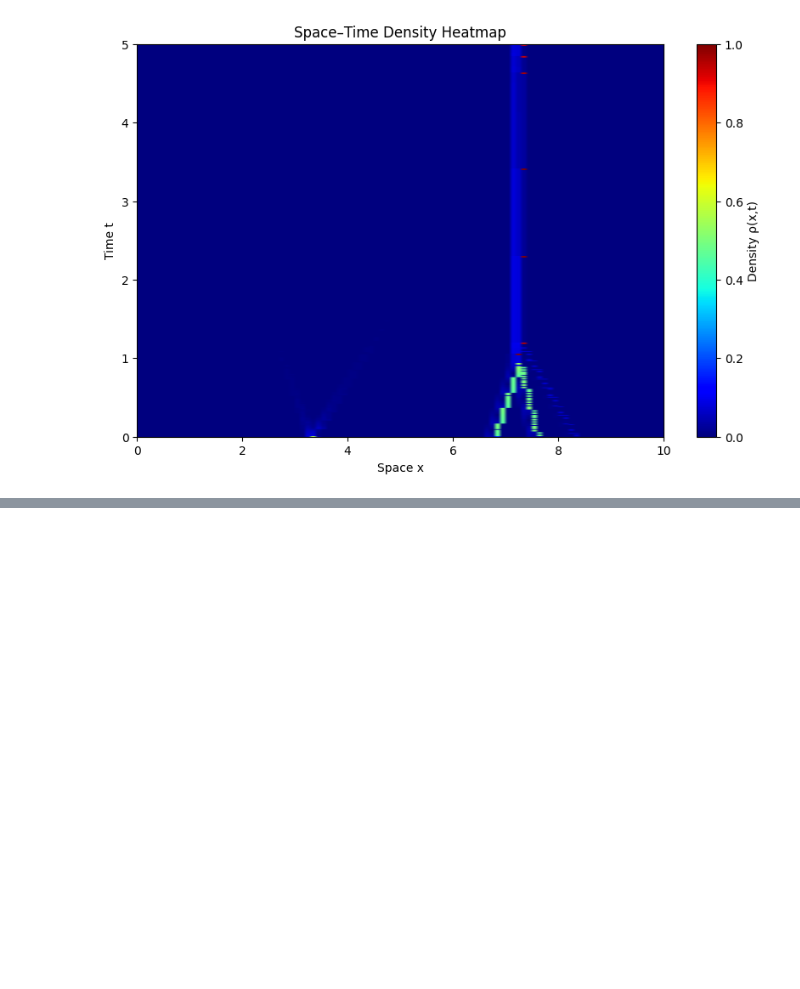
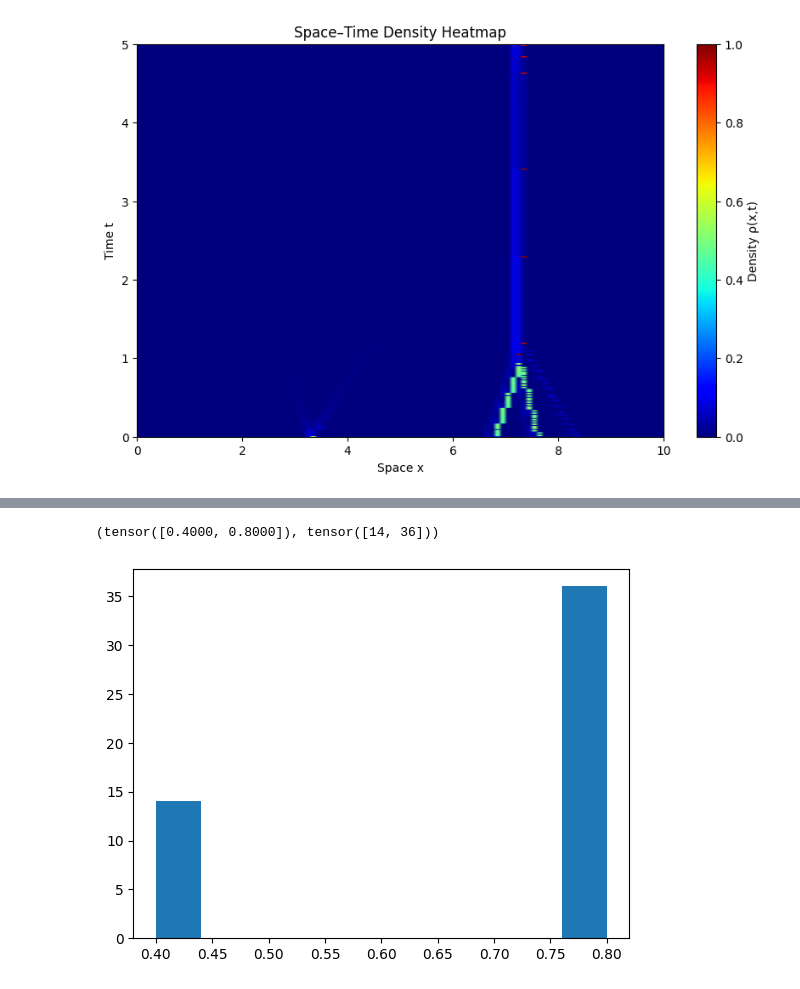
Before and after one commit to mchami02/saint-venant, a Jupyter notebook: operator_learning/operator_test.ipynb, the cells around one changed output, grey strips where cells are left out. Cells and saved outputs as stored; diff of their text form; code cells hidden in the pictures; blank space fills up the shorter version.

```diff
--- a/operator_learning/operator_test.ipynb
+++ b/operator_learning/operator_test.ipynb
@@ -72,0 +110,10 @@ plot_grid_density(grids[0], nx, nt, dx, dt)
+# %%
+import numpy as np
+import matplotlib.pyplot as plt
+# Flatten input[0, 0] and count occurrences of each unique element
+print(input[0, 0, 0].unique(return_counts=True))
+plt.hist(input[0, 0, 0].squeeze().detach().cpu().numpy().flatten())
+plt.show()
+# %% [output]
+(tensor([0.4000, 0.8000]), tensor([14, 36]))
+[figure, added]
```
Also changed, not shown: parts of 4 cells of this notebook, 6 other files.
